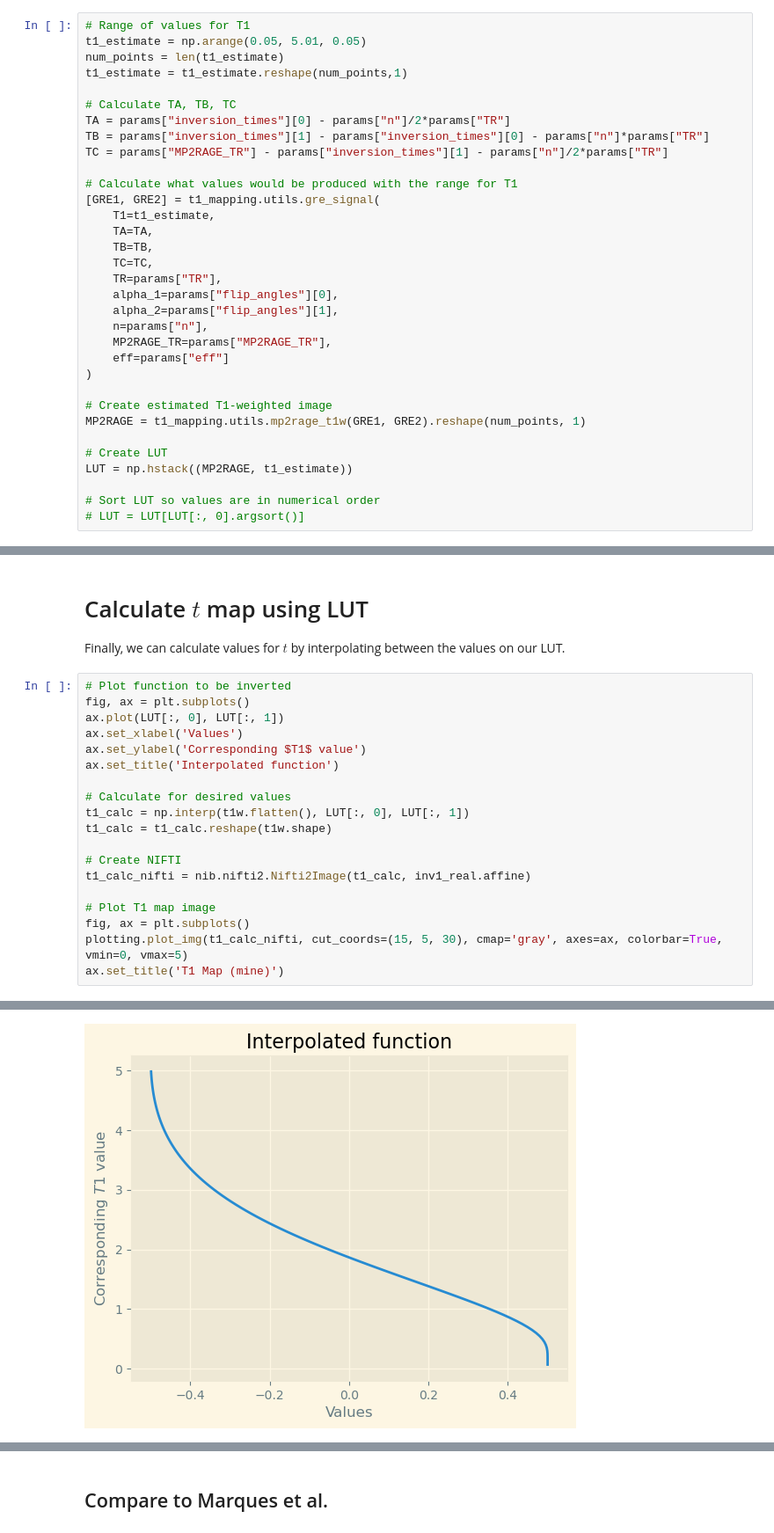
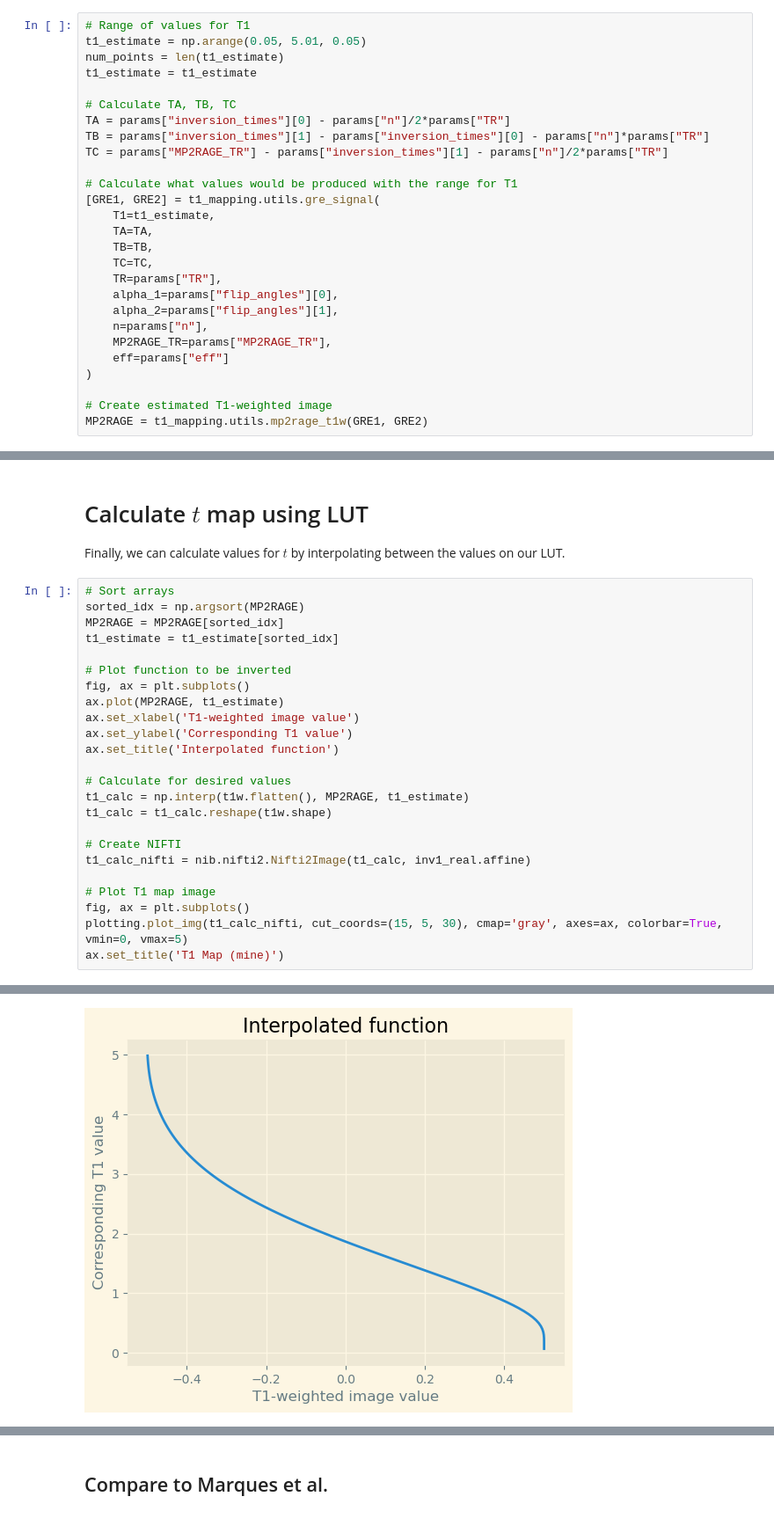
Before and after one commit to MASILab/map_t1_mapping, a Jupyter notebook: notebooks/lut_mp2rage.ipynb, the cells around one changed output, grey strips where cells are left out. Shown at 88% size. Drawn from its saved outputs; the diff is of its cells as text.

```diff
--- a/notebooks/lut_mp2rage.ipynb
+++ b/notebooks/lut_mp2rage.ipynb
@@ -85,7 +85,7 @@ Next, we calculate the values for the LUT given the provided parameters and an e
 # Range of values for T1
 t1_estimate = np.arange(0.05, 5.01, 0.05)
 num_points = len(t1_estimate)
-t1_estimate = t1_estimate.reshape(num_points,1)
+t1_estimate = t1_estimate
 
 # Calculate TA, TB, TC
 TA = params["inversion_times"][0] - params["n"]/2*params["TR"]
@@ -107,13 +107,7 @@ TC = params["MP2RAGE_TR"] - params["inversion_times"][1] - params["n"]/2*params[
 )
 
 # Create estimated T1-weighted image
-MP2RAGE = t1_mapping.utils.mp2rage_t1w(GRE1, GRE2).reshape(num_points, 1)
-
-# Create LUT
-LUT = np.hstack((MP2RAGE, t1_estimate))
-
-# Sort LUT so values are in numerical order
-# LUT = LUT[LUT[:, 0].argsort()]
+MP2RAGE = t1_mapping.utils.mp2rage_t1w(GRE1, GRE2)
 # %% [markdown]
 ## Plot GRE estimates
 These functions should appear smooth. If there are any outliers, it will affect the T1 mapping.
@@ -132,15 +126,20 @@ fig.legend()
 # Calculate $t$ map using LUT
 Finally, we can calculate values for $t$ by interpolating between the values on our LUT.
 # %%
+# Sort arrays
+sorted_idx = np.argsort(MP2RAGE)
+MP2RAGE = MP2RAGE[sorted_idx]
+t1_estimate = t1_estimate[sorted_idx]
+
 # Plot function to be inverted
 fig, ax = plt.subplots()
-ax.plot(LUT[:, 0], LUT[:, 1])
-ax.set_xlabel('Values')
-ax.set_ylabel('Corresponding $T1$ value')
+ax.plot(MP2RAGE, t1_estimate)
+ax.set_xlabel('T1-weighted image value')
+ax.set_ylabel('Corresponding T1 value')
 ax.set_title('Interpolated function')
 
 # Calculate for desired values
-t1_calc = np.interp(t1w.flatten(), LUT[:, 0], LUT[:, 1])
+t1_calc = np.interp(t1w.flatten(), MP2RAGE, t1_estimate)
 t1_calc = t1_calc.reshape(t1w.shape)
 
 # Create NIFTI
@@ -155 +153 @@ Text(0.5, 1.0, 'T1 Map (mine)')
-[figure, old version]
+[figure, new version]
```
Also changed, not shown: parts of 2 cells of this notebook, 1 other file.
